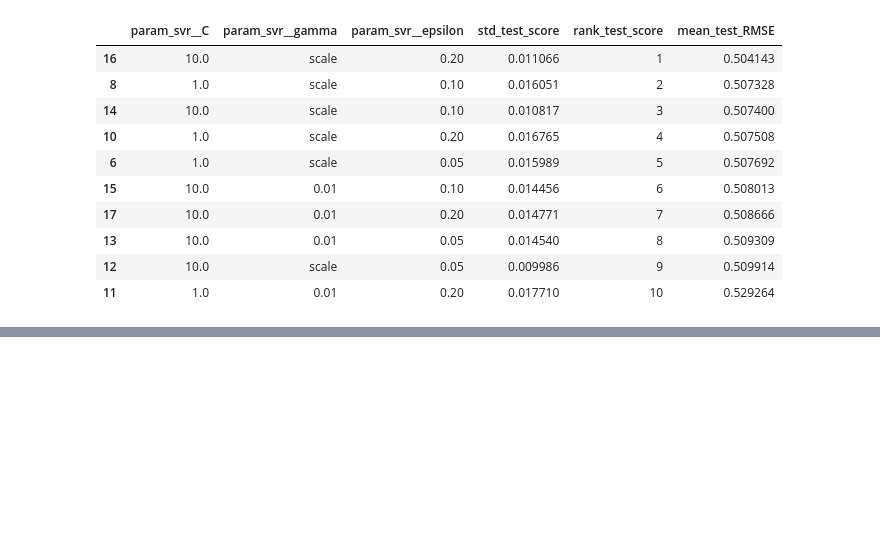
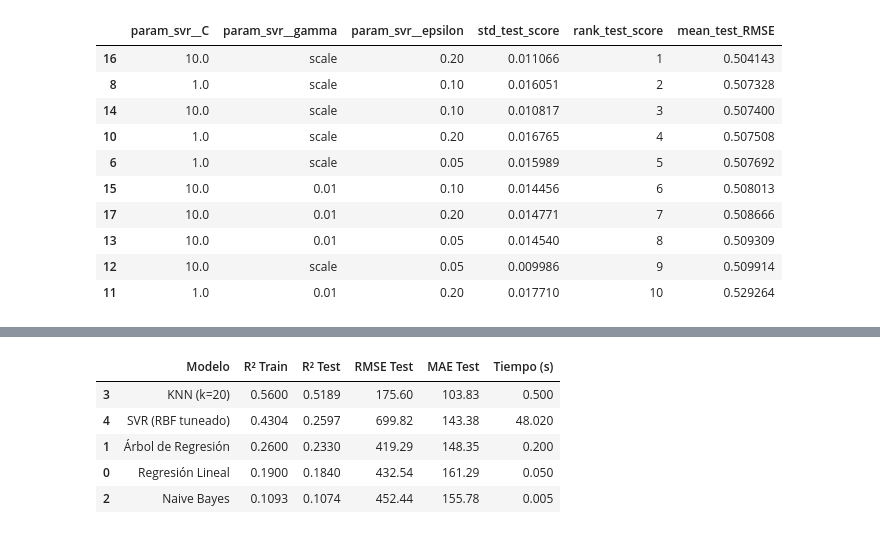
Before and after one commit to Palasuwu/lab8svm, a Jupyter notebook: papaportelab8.ipynb, the cells around one changed output, grey strips where cells are left out. Drawn from its saved outputs; the diff is of its cells as text; code cells hidden in the pictures; blank space fills up the shorter version.

```diff
--- a/papaportelab8.ipynb
+++ b/papaportelab8.ipynb
@@ -1051,0 +1071,43 @@ else:
+# %%
+# Métricas de cada modelo entrenado bajo las mismas condiciones
+resultados_reg = [
+    {'Modelo': 'Regresión Lineal',
+    'R² Train': 0.190, 'R² Test': 0.184,
+    'RMSE Test': 432.54, 'MAE Test': 161.29,
+    'Tiempo (s)': 0.05},
+
+    {'Modelo': 'Árbol de Regresión',
+    'R² Train': 0.260, 'R² Test': 0.233,
+    'RMSE Test': 419.29, 'MAE Test': 148.35,
+    'Tiempo (s)': 0.20},
+
+    {'Modelo': 'Naive Bayes',
+    'R² Train': 0.1093, 'R² Test': 0.1074,
+    'RMSE Test': 452.44, 'MAE Test': 155.78,
+    'Tiempo (s)': 0.005},
+
+    {'Modelo': 'KNN (k=20)',
+    'R² Train': 0.560, 'R² Test': 0.5189,
+    'RMSE Test': 175.60, 'MAE Test': 103.83,
+    'Tiempo (s)': 0.50},
+]
+# %%
+# SVR tuneado de este lab
+resultados_reg.append({
+    'Modelo': 'SVR (RBF tuneado)',
+    'R² Train': round(r2_train_svr, 4),
+    'R² Test': round(r2_test_svr, 4),
+    'RMSE Test': round(rmse_svr, 2),
+    'MAE Test': round(mae_svr, 2),
+    'Tiempo (s)': round(tiempo_grid_svr, 2),
+})
+
+tabla_comp_reg = pd.DataFrame(resultados_reg).sort_values('R² Test', ascending=False)
+tabla_comp_reg
+# %% [output]
+|  | Modelo | R² Train | R² Test | RMSE Test | MAE Test | Tiempo (s) |
+| 3 | KNN (k=20) | 0.5600 | 0.5189 | 175.60 | 103.83 | 0.500 |
+| 4 | SVR (RBF tuneado) | 0.4304 | 0.2597 | 699.82 | 143.38 | 48.020 |
+| 1 | Árbol de Regresión | 0.2600 | 0.2330 | 419.29 | 148.35 | 0.200 |
+| 0 | Regresión Lineal | 0.1900 | 0.1840 | 432.54 | 161.29 | 0.050 |
+| 2 | Naive Bayes | 0.1093 | 0.1074 | 452.44 | 155.78 | 0.005 |
```
Also changed, not shown: parts of 16 cells of this notebook.
